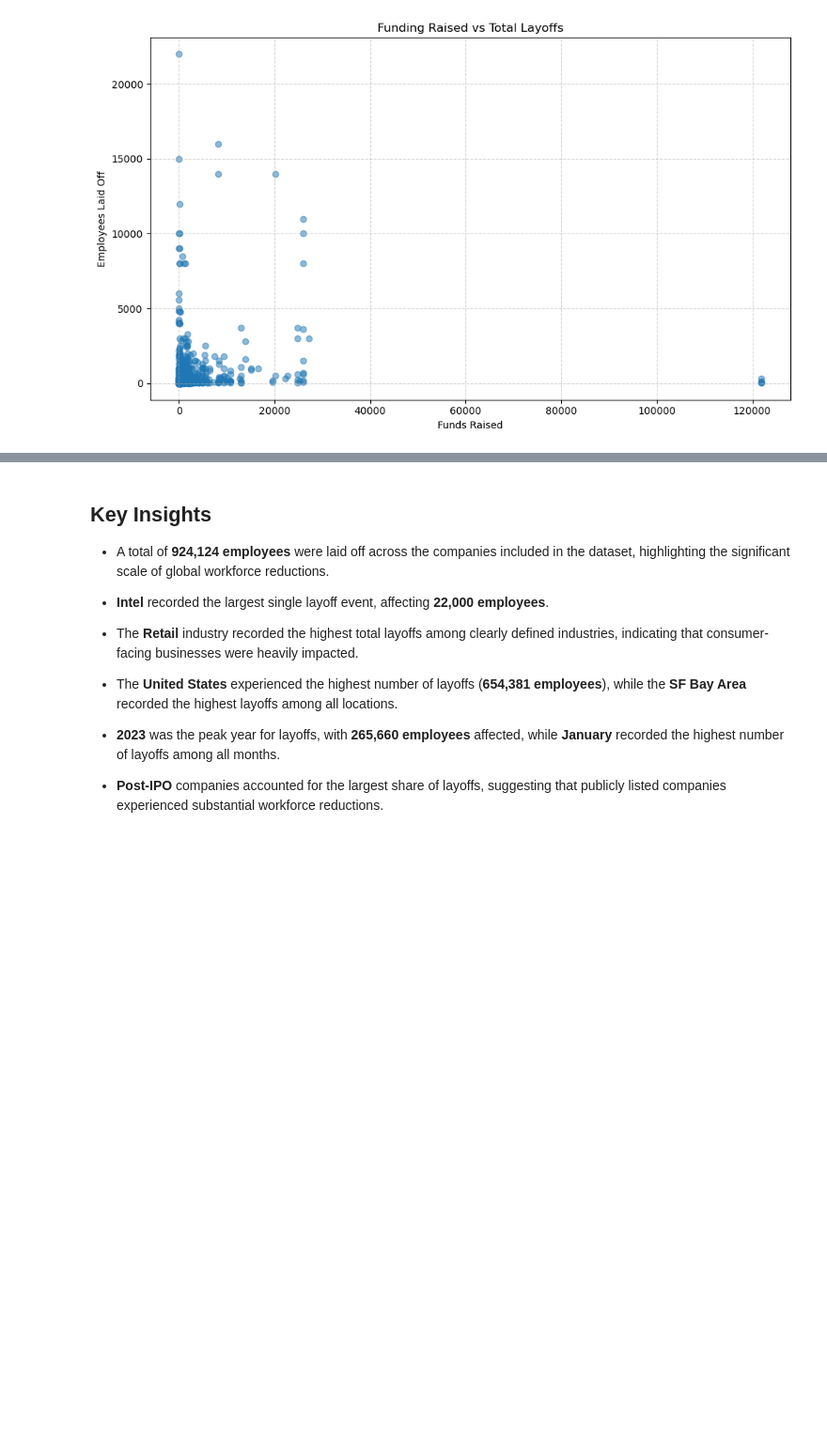
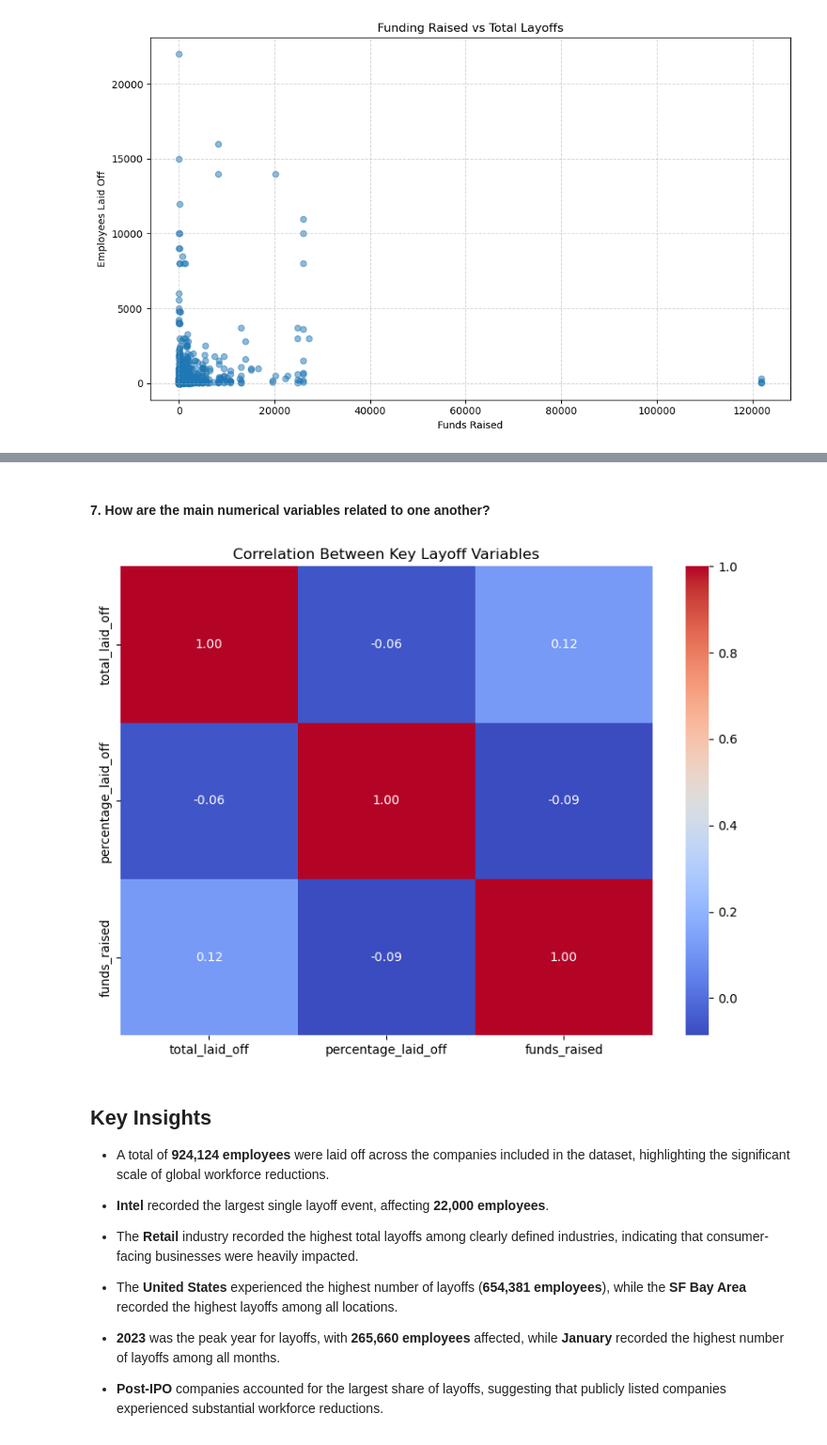
Before and after one commit to kenetworkltd-oss/Data_Analytics_Portfolio, a Jupyter notebook: Project_02_Global_Layoffs_Analysis/Global_Layoffs_Analysis.ipynb.ipynb, the cells around one changed output, grey strips where cells are left out. Shown at 94% size. Cells and saved outputs as stored; diff of their text form; code cells hidden in the pictures; blank space fills up the shorter version.

```diff
--- a/Project_02_Global_Layoffs_Analysis/Global_Layoffs_Analysis.ipynb.ipynb
+++ b/Project_02_Global_Layoffs_Analysis/Global_Layoffs_Analysis.ipynb.ipynb
@@ -392,3 +397,24 @@ plt.show()
+# %% [markdown]
+#### 7. How are the main numerical variables related to one another?
+# %%
+#HeatMap
+#Select numerical variables for correlation analysis
+
+import seaborn as sns
+import matplotlib.pyplot as plt
+
+correlation_matrix = clean_df[["total_laid_off", "percentage_laid_off", "funds_raised"]].corr()
+
+plt.figure(figsize=(8, 6))
+
+sns.heatmap( correlation_matrix, annot=True, fmt=".2f", cmap="coolwarm")
+
+plt.title("Correlation Between Key Layoff Variables")
+
+plt.tight_layout()
+plt.show()
+# %% [output]
+[figure, added]
 # %% [markdown]
 ## Key Insights
 
```
Also changed, not shown: parts of 3 cells of this notebook, 2 other files.
